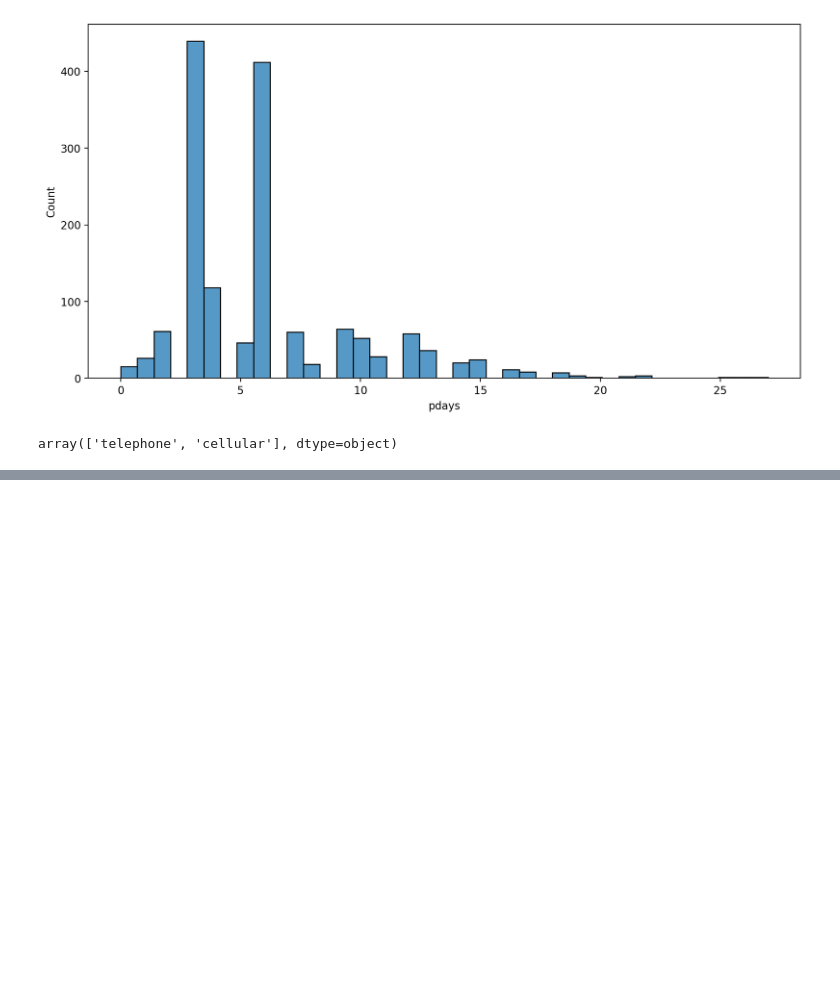
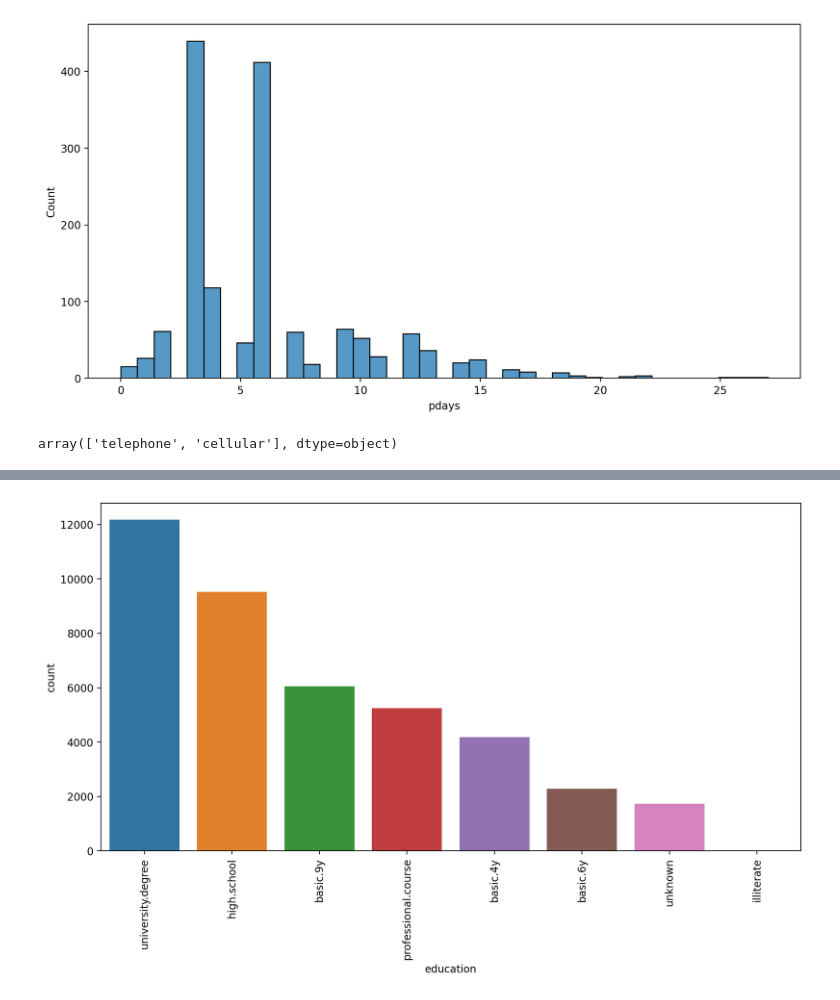
Before and after one commit to NadeemDin/ML-K-Means-Clustering, a Jupyter notebook: Clustering Notes.ipynb, the cells around one changed output, grey strips where cells are left out. Saved outputs shown, nothing was run; the diff lists cells and outputs as text; code cells hidden in the pictures; blank space fills up the shorter version.

```diff
--- a/Clustering Notes.ipynb
+++ b/Clustering Notes.ipynb
@@ -130,0 +167,7 @@ array(['telephone', 'cellular'], dtype=object)
+# %%
+plt.figure(figsize=(12,6),dpi=200)
+
+sns.countplot(data=df,x='education',order=df['education'].value_counts().index)
+plt.xticks(rotation=90);
+# %% [output]
+[figure, added]
```
Also changed, not shown: parts of 10 cells of this notebook.
